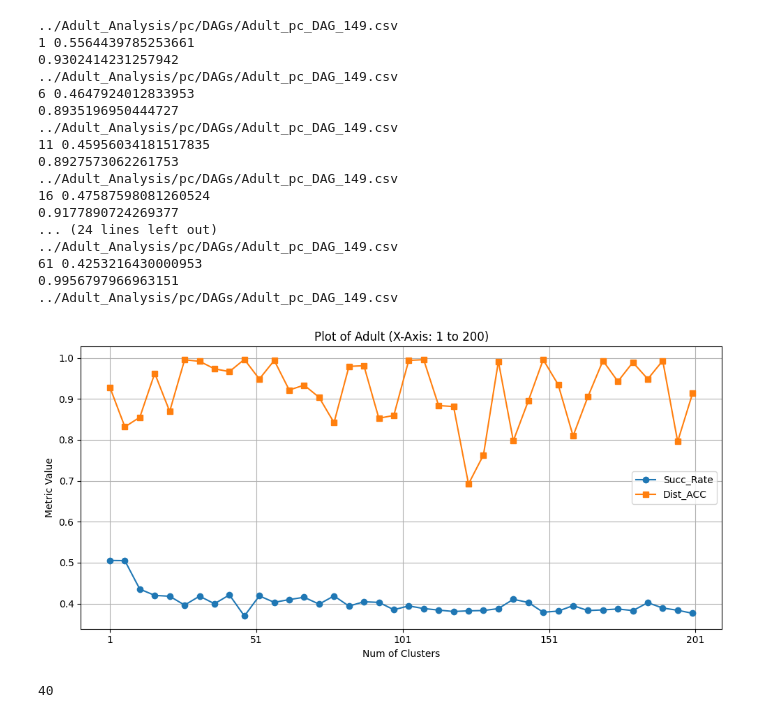
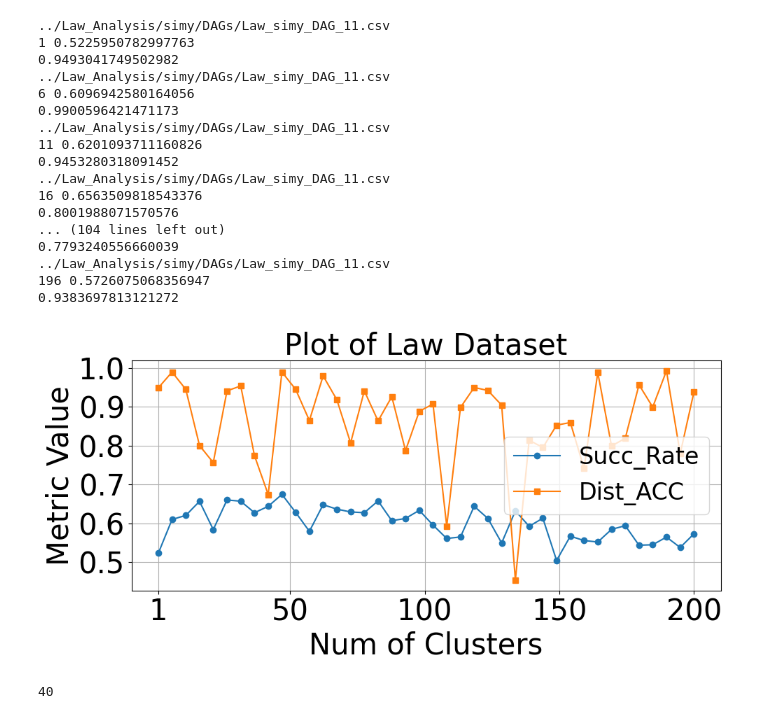
Before and after one commit to armanunix/Fairness_Practices_Robustness_Testing, a Jupyter notebook: RQs/Cluster_Analysis.ipynb, the cells around one changed output. Cells and saved outputs as stored; diff of their text form; code cells hidden in the pictures.

```diff
--- a/RQs/Cluster_Analysis.ipynb
+++ b/RQs/Cluster_Analysis.ipynb
@@ -106,7 +106,7 @@ def generate_dataset_I(data, graph, edges, ave_dist, centroids,sens_index, priv_
         return None, 0.0
 
     return final_df, succ_rate
-dataset ='Adult'
+dataset ='Law'
 
 if dataset == 'Adult':
     sens_index = 7
@@ -179,17 +179,24 @@ for num_cluster in range(1,200,5):
         algorithm_list=['ges']
         filename_list=['../Bank_Analysis/ges/pp\Bank_ges_pp_15.csv']
     elif dataset == 'Adult':
+        algorithm_list=['simy']
+        filename_list=['../Adult_Analysis/simy/PP\\Adult_simy_pp_1.csv']
+    elif dataset == 'Heart':
+        algorithm_list=['ges']
+        filename_list=['../Heart_Analysis/ges/PP\\Heart_ges_pp_5.csv']
+    elif dataset == 'Student':
+        algorithm_list=['simy']
+        filename_list=['../Student_Analysis/simy/PP\\Student_simy_pp_1.csv']
+    elif dataset == 'Compas':
         algorithm_list=['pc']
-        filename_list=['../Adult_Analysis/pc/PP\Adult_pc_pp_149.csv']
-    elif dataset == 'Heart':
+        filename_list=['../Compas_Analysis/pc/PP\\Compas_pc_pp_11.csv']
+    elif dataset == 'Law':
         algorithm_list=['simy']
-        filename_list=['../Heart_Analysis/simy/PP\\Heart_simy_pp_2.csv']
-    elif dataset == 'Student':
-        algorithm_list=['pc']
-        filename_list=['../Student_Analysis/pc/PP\\Student_pc_pp_1.csv']
+        filename_list=['../Law_Analysis/simy/PP\\Law_simy_pp_11.csv']
+
     else:
 
-        algorithm_list= ['pc']
+        algorithm_list= ['simy']
         filename_list = glob.glob('../'+dataset+'_Analysis/'+algorithm_list[0]+'/PP/*.csv')
     for Algorithm in algorithm_list:
         # print('Algorithm', Algorithm)
@@ -232,7 +239,7 @@ for num_cluster in range(1,200,5):
 
 
             if succ_rate == 0.0:
-                pass
+                continue
 
 
     #             metrics_temp.append(np.array([Algorithm,file_num,round(succ_rate,3),distance_avg]))
@@ -326,7 +333,7 @@ for num_cluster in range(1,200,5):
     print(cluster_acc[-1])
 
 np.save(dataset+'_succ_rate_cluster_'+algorithm_list[0]+str(file_num)+'.npy',succ_rate_cluster)
-np.save(dataset+'_cluster_acc_'+algorithm_list[0]+str(file_num)+'.npy',succ_rate_cluster)
+np.save(dataset+'_cluster_acc_'+algorithm_list[0]+str(file_num)+'.npy',cluster_acc)
 np.save(dataset+'_clusterVStime_'+algorithm_list[0]+str(file_num)+'.npy',time_list)
 # import matplotlib.pyplot as plt
 # import numpy as np
@@ -358,55 +365,58 @@ np.save(dataset+'_clusterVStime_'+algorithm_list[0]+str(file_num)+'.npy',time_li
 # plt.savefig(dataset + "_cluster_analysis.png", dpi=600)
 # plt.show()
 # %% [output]
-../Adult_Analysis/pc/DAGs/Adult_pc_DAG_149.csv
-1 0.5564439785253661
-0.9302414231257942
-../Adult_Analysis/pc/DAGs/Adult_pc_DAG_149.csv
-6 0.4647924012833953
-0.8935196950444727
-../Adult_Analysis/pc/DAGs/Adult_pc_DAG_149.csv
-11 0.45956034181517835
-0.8927573062261753
-../Adult_Analysis/pc/DAGs/Adult_pc_DAG_149.csv
-16 0.47587598081260524
-0.9177890724269377
-... (24 lines left out)
-../Adult_Analysis/pc/DAGs/Adult_pc_DAG_149.csv
-61 0.4253216430000953
-0.9956797966963151
-../Adult_Analysis/pc/DAGs/Adult_pc_DAG_149.csv
+../Law_Analysis/simy/DAGs/Law_simy_DAG_11.csv
+1 0.5225950782997763
+0.9493041749502982
+../Law_Analysis/simy/DAGs/Law_simy_DAG_11.csv
+6 0.6096942580164056
+0.9900596421471173
+../Law_Analysis/simy/DAGs/Law_simy_DAG_11.csv
+11 0.6201093711160826
+0.9453280318091452
+../Law_Analysis/simy/DAGs/Law_simy_DAG_11.csv
+16 0.6563509818543376
+0.8001988071570576
+... (104 lines left out)
+0.7793240556660039
+../Law_Analysis/simy/DAGs/Law_simy_DAG_11.csv
+196 0.5726075068356947
+0.9383697813121272
 # %%
 import matplotlib.pyplot as plt
 import numpy as np
 import math
 
 # Example: these lists must already be defined
 list1 = succ_rate_cluster
 list2 = cluster_acc
+# list2 = np.load('../RQs/Adult_cluster_acc_simy1.npy')
+# list1 = np.load('../RQs/Adult_succ_rate_cluster_simy1.npy')
 
 n = len(list1)
 
 # Spread 40 points between x = 1 to 200
 x = np.linspace(1, 200, n)
 
 plt.figure(figsize=(10, 5))
+
 plt.plot(x, list1, label='Succ_Rate', marker='o')
 plt.plot(x, list2, label='Dist_ACC', marker='s')
 
-plt.xlabel('Num of Clusters')
-plt.ylabel('Metric Value')
-plt.title('Plot of ' + dataset + ' (X-Axis: 1 to 200)')
+plt.xlabel('Num of Clusters', fontsize=30)
+plt.ylabel('Metric Value', fontsize=30)
+plt.title('Plot of ' + dataset + ' Dataset', fontsize=30)
 
-# Force x-axis to show only integer ticks
-plt.xticks(np.arange(1, 211, 50))  # every 10 integers, adjust step as needed
+plt.xticks([1, 50, 100, 150, 200], fontsize=30)
+plt.yticks(fontsize=30)
 
-plt.legend()
+plt.legend(fontsize=24)
 plt.grid(True)
 plt.tight_layout()
 plt.savefig(dataset + "_cluster_analysis.png", dpi=600)
 plt.show()
 # %% [output]
-[figure, old version]
+[figure, new version]
 # %%
 import matplotlib.pyplot as plt
 import numpy as np
```
Also changed, not shown: parts of 2 cells of this notebook, 56 other files.
